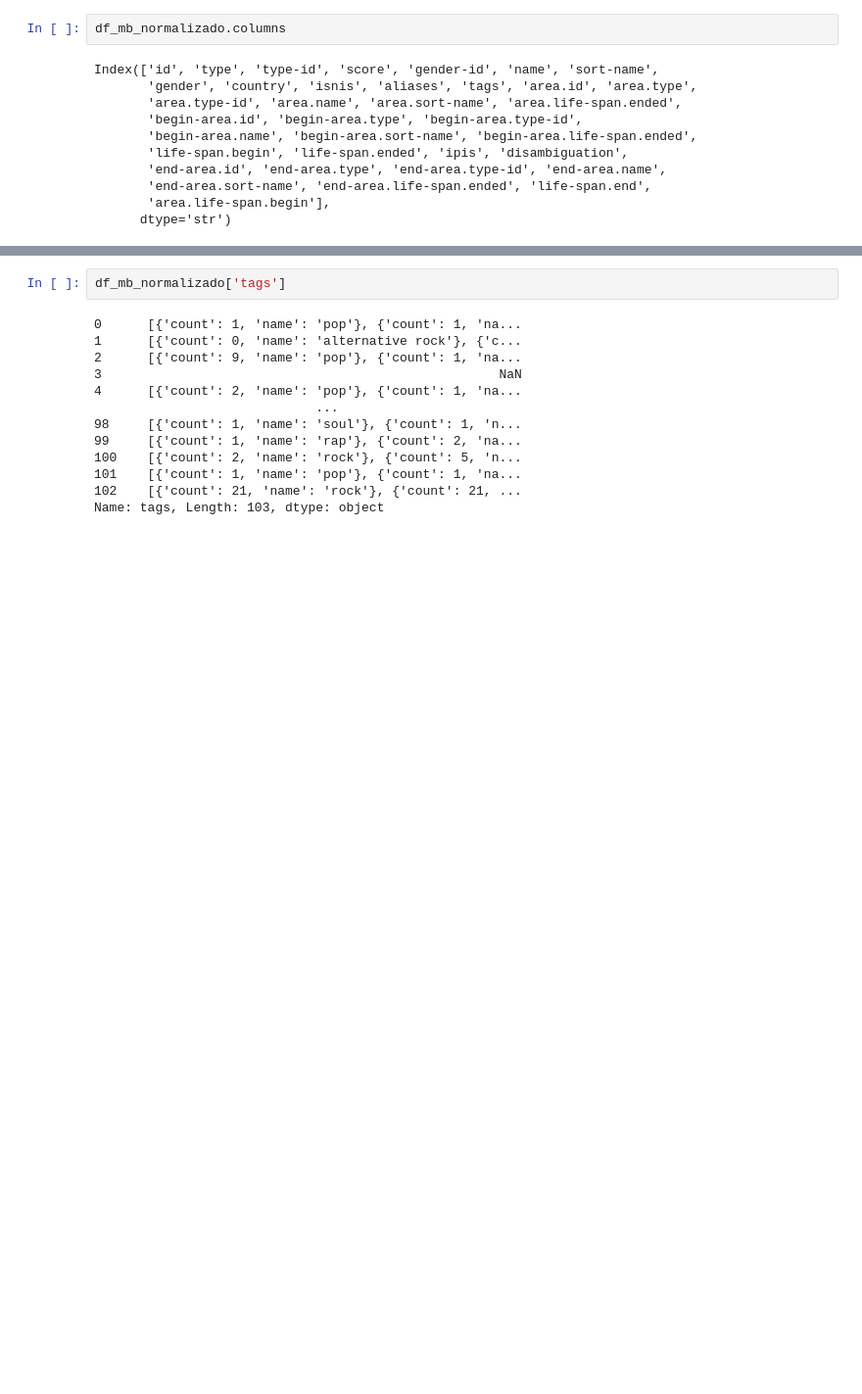
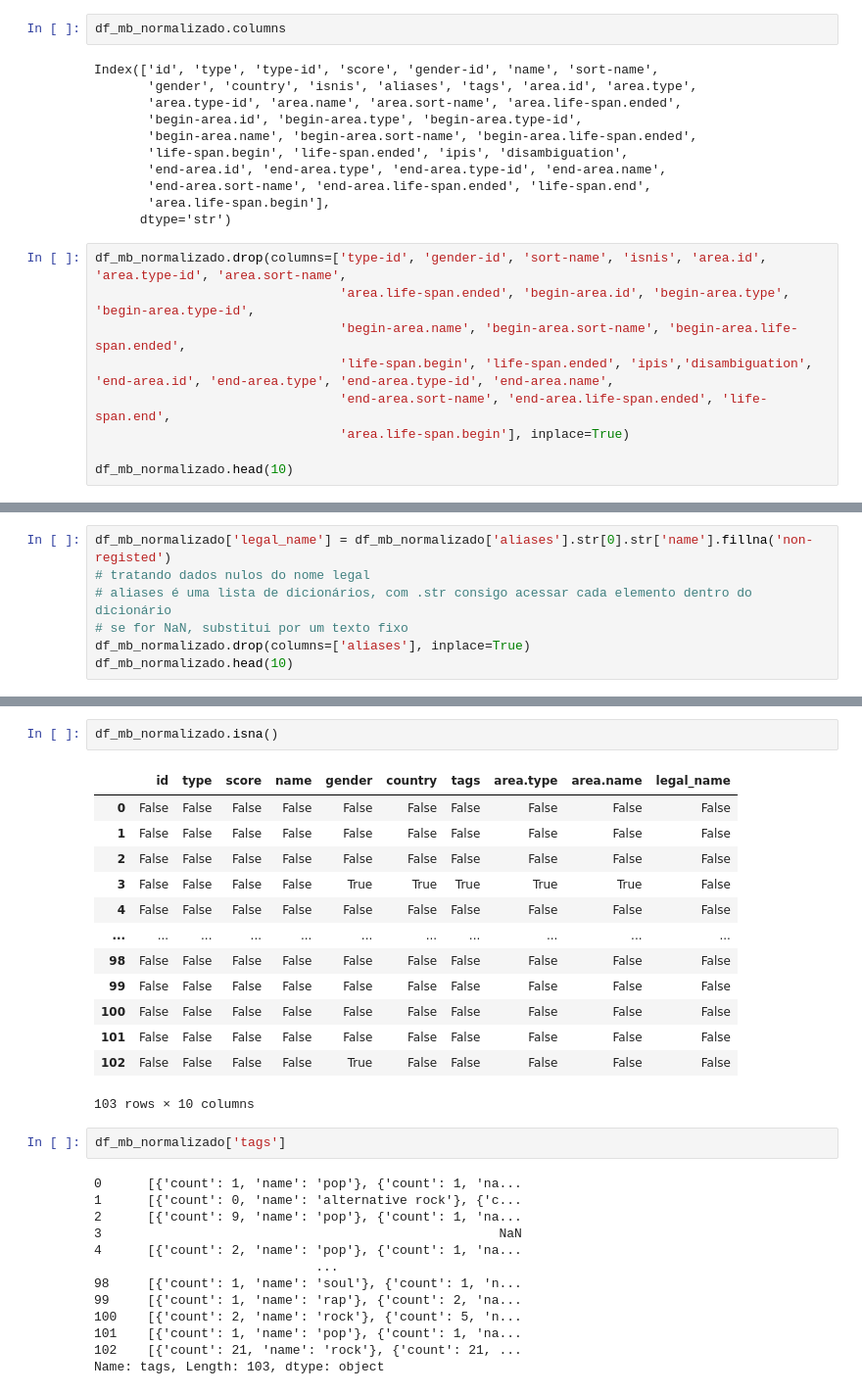
Before and after one commit to Brendalu2005/music-data-analysis, a Jupyter notebook: notebooks/transform/transform_musicbrainz.ipynb, the cells around one changed output, grey strips where cells are left out. Shown at 98% size. Drawn from its saved outputs; the diff is of its cells as text; blank space fills up the shorter version.

Commit message:
começando tratamento de dados nulos

```diff
--- a/notebooks/transform/transform_musicbrainz.ipynb
+++ b/notebooks/transform/transform_musicbrainz.ipynb
@@ -77,3 +77,12 @@ Index(['id', 'type', 'type-id', 'score', 'gender-id', 'name', 'sort-name',
        'end-area.sort-name', 'end-area.life-span.ended', 'life-span.end',
        'area.life-span.begin'],
       dtype='str')
+# %%
+df_mb_normalizado.drop(columns=['type-id', 'gender-id', 'sort-name', 'isnis', 'area.id', 'area.type-id', 'area.sort-name',
+                                'area.life-span.ended', 'begin-area.id', 'begin-area.type', 'begin-area.type-id',
+                                'begin-area.name', 'begin-area.sort-name', 'begin-area.life-span.ended',
+                                'life-span.begin', 'life-span.ended', 'ipis','disambiguation', 'end-area.id', 'end-area.type', 'end-area.type-id', 'end-area.name',
+                                'end-area.sort-name', 'end-area.life-span.ended', 'life-span.end',
+                                'area.life-span.begin'], inplace=True)
+
+df_mb_normalizado.head(10)
@@ -79,0 +115,7 @@ Index(['id', 'type', 'type-id', 'score', 'gender-id', 'name', 'sort-name',
+# %%
+df_mb_normalizado['legal_name'] = df_mb_normalizado['aliases'].str[0].str['name'].fillna('non-registed')
+# tratando dados nulos do nome legal
+# aliases é uma lista de dicionários, com .str consigo acessar cada elemento dentro do dicionário
+# se for NaN, substitui por um texto fixo
+df_mb_normalizado.drop(columns=['aliases'], inplace=True)
+df_mb_normalizado.head(10)
@@ -80,3 +134,19 @@ Index(['id', 'type', 'type-id', 'score', 'gender-id', 'name', 'sort-name',
+# %%
+df_mb_normalizado.isna()
+# %% [output]
+|  | id | type | score | name | gender | country | tags | area.type | area.name | legal_name |
+| 0 | False | False | False | False | False | False | False | False | False | False |
+| 1 | False | False | False | False | False | False | False | False | False | False |
+| 2 | False | False | False | False | False | False | False | False | False | False |
+| 3 | False | False | False | False | True | True | True | True | True | False |
+| 4 | False | False | False | False | False | False | False | False | False | False |
+| ... | ... | ... | ... | ... | ... | ... | ... | ... | ... | ... |
+| 98 | False | False | False | False | False | False | False | False | False | False |
+| 99 | False | False | False | False | False | False | False | False | False | False |
+| 100 | False | False | False | False | False | False | False | False | False | False |
+| 101 | False | False | False | False | False | False | False | False | False | False |
+| 102 | False | False | False | False | True | False | False | False | False | False |
+103 rows × 10 columns
 # %%
 df_mb_normalizado['tags']
 # %% [output]
```
Also changed, not shown: parts of 6 cells of this notebook, 1 other file.
